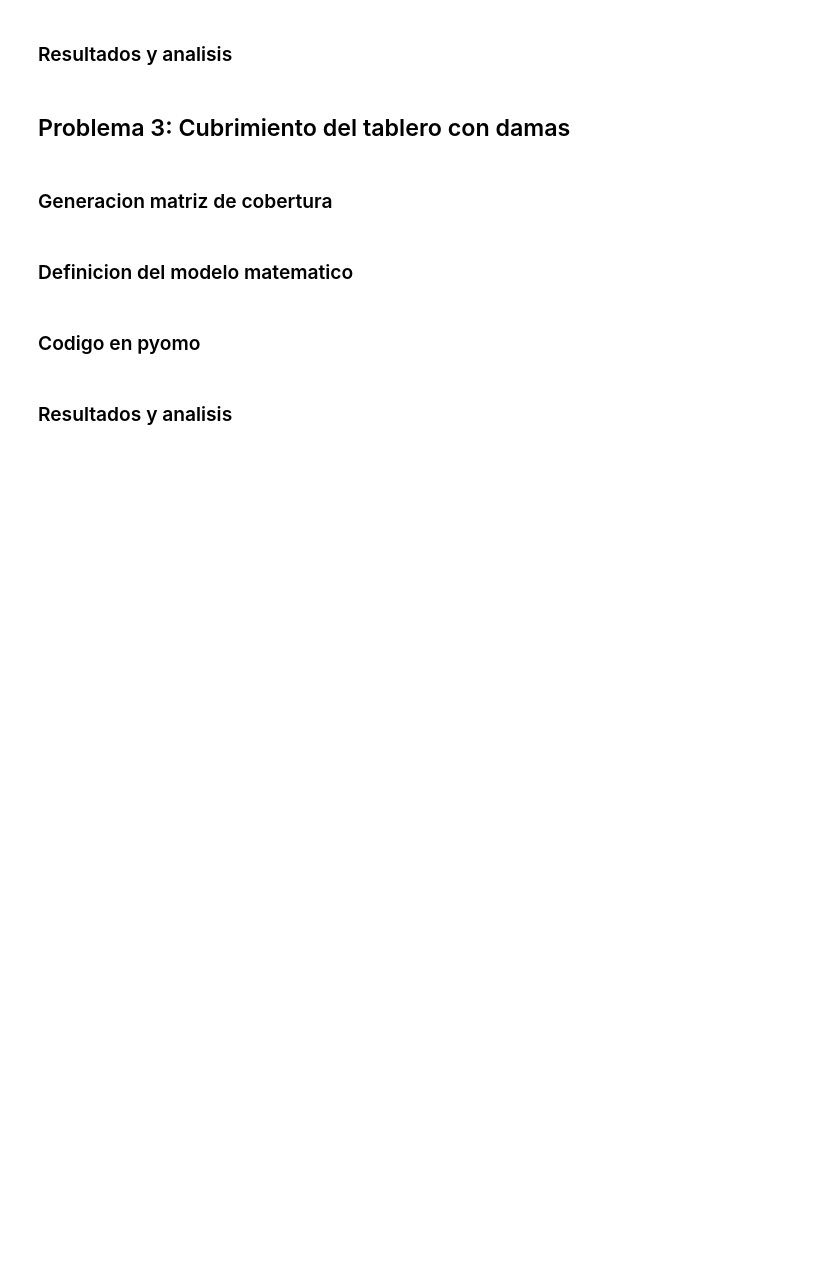
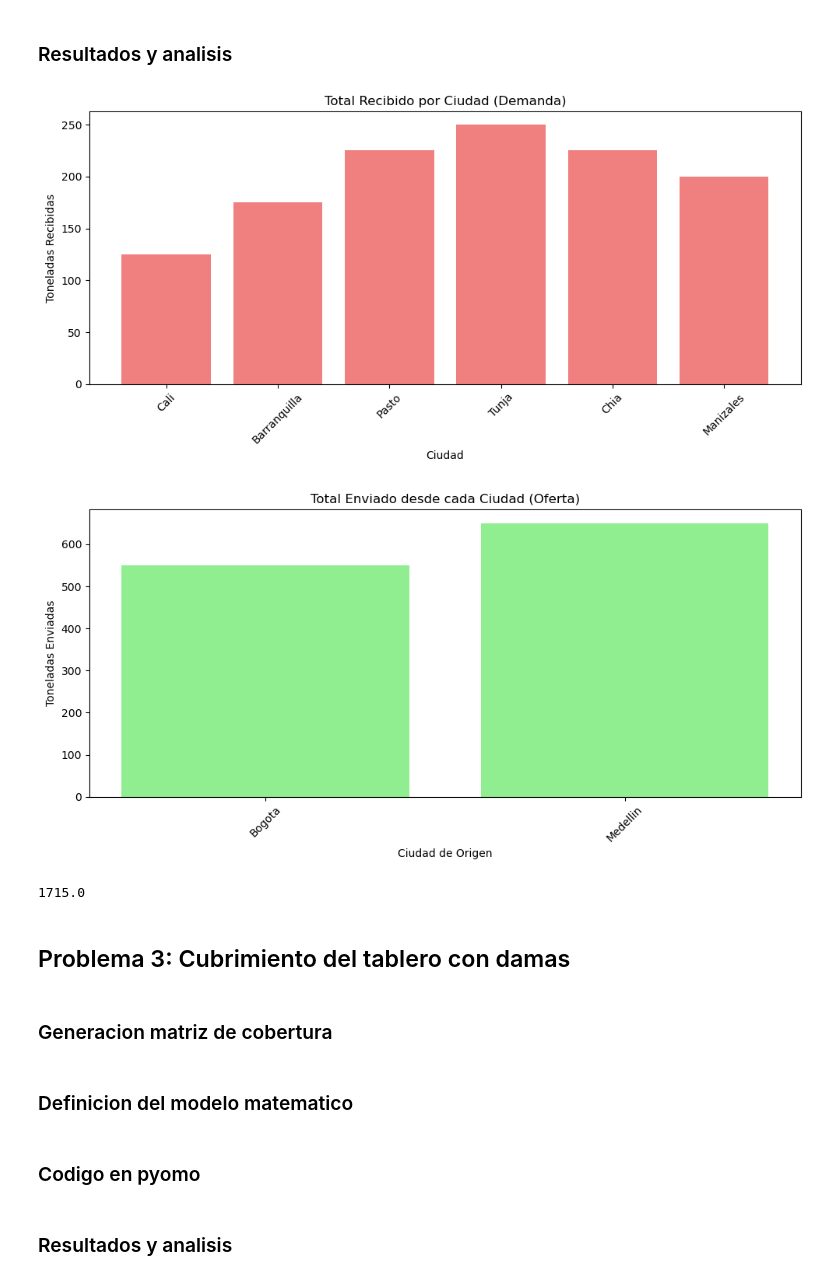
Before and after one commit to SamuelHernandez5/MOS-Actividades, a Jupyter notebook: Labs/Lab2/lab2.ipynb, the cells around one changed output. Cells and saved outputs as stored; diff of their text form; code cells hidden in the pictures; blank space fills up the shorter version.

```diff
--- a/Labs/Lab2/lab2.ipynb
+++ b/Labs/Lab2/lab2.ipynb
@@ -76,0 +373,14 @@ $$ MAX(\sum_{i\in R} \sum_{j\in A} x_{ij} \cdot valor_i / peso_i + \sum_{j\in A}
+# %%
+origen = {
+    'Bogota': {'oferta': 600},
+    'Medellin': {'oferta': 650}
+}
+
+# Resolver el modelo con cambio de ofertas
+solver = SolverFactory('glpk')
+solver.solve(model2)
+
+# Mostrar los resultados
+for j in model2.O:
+    for i in model2.D:
+        print(f'Transportar de {j} a {i}: {model2.x[j, i].value} toneladas')
@@ -77,5 +400,57 @@ $$ MAX(\sum_{i\in R} \sum_{j\in A} x_{ij} \cdot valor_i / peso_i + \sum_{j\in A}
 # %% [markdown]
 ### Resultados y analisis
+# %%
+enviados = {
+    ('Bogota', 'Cali'): model2.x['Bogota', 'Cali'].value,
+    ('Bogota', 'Barranquilla'): model2.x['Bogota', 'Barranquilla'].value,
+    ('Bogota', 'Pasto'): model2.x['Bogota', 'Pasto'].value,
+    ('Bogota', 'Tunja'): model2.x['Bogota', 'Tunja'].value,
+    ('Bogota', 'Chia'): model2.x['Bogota', 'Chia'].value,
+    ('Bogota', 'Manizales'): model2.x['Bogota', 'Manizales'].value,
+    ('Medellin', 'Cali'): model2.x['Medellin', 'Cali'].value,
+    ('Medellin', 'Barranquilla'): model2.x['Medellin', 'Barranquilla'].value,
+    ('Medellin', 'Pasto'): model2.x['Medellin', 'Pasto'].value,
+    ('Medellin', 'Tunja'): model2.x['Medellin', 'Tunja'].value,
+    ('Medellin', 'Chia'): model2.x['Medellin', 'Chia'].value,
+    ('Medellin', 'Manizales'): model2.x['Medellin', 'Manizales'].value
+}
+
+# Calcular total enviado por cada ciudad (origen)
+enviado_por_origen = {o: sum(enviados[o, d] for d in destino.keys()) for o in origen.keys()}
+
+# Calcular total recibido por cada ciudad (destino)
+recibido_por_destino = {d: sum(enviados[o, d] for o in origen.keys()) for d in destino.keys()}
+
+# Graficar el total recibido por destino (demanda)
+plt.figure(figsize=(10, 5))
+plt.bar(recibido_por_destino.keys(), recibido_por_destino.values(), color='lightcoral')
+plt.title('Total Recibido por Ciudad (Demanda)')
+plt.xlabel('Ciudad')
+plt.ylabel('Toneladas Recibidas')
+plt.xticks(rotation=45)
+plt.tight_layout()
+plt.show()
+
+# Graficar el total enviado por origen (oferta)
+plt.figure(figsize=(10, 5))
+plt.bar(enviado_por_origen.keys(), enviado_por_origen.values(), color='lightgreen')
+plt.title('Total Enviado desde cada Ciudad (Oferta)')
+plt.xlabel('Ciudad de Origen')
+plt.ylabel('Toneladas Enviadas')
+plt.xticks(rotation=45)
+plt.tight_layout()
+plt.show()
+
+# Obtener el costo total desde el modelo
+costo_total = model2.obj()
+
+# Mostrar el resultado de la minimización
+print("Resultado de la variable de decision")
+costo_total
+# %% [output]
+[figure, added]
+[figure, added]
+1715.0
 # %% [markdown]
 ## Problema 3: Cubrimiento del tablero con damas
 # %% [markdown]
```
Also changed, not shown: parts of 9 cells of this notebook.
